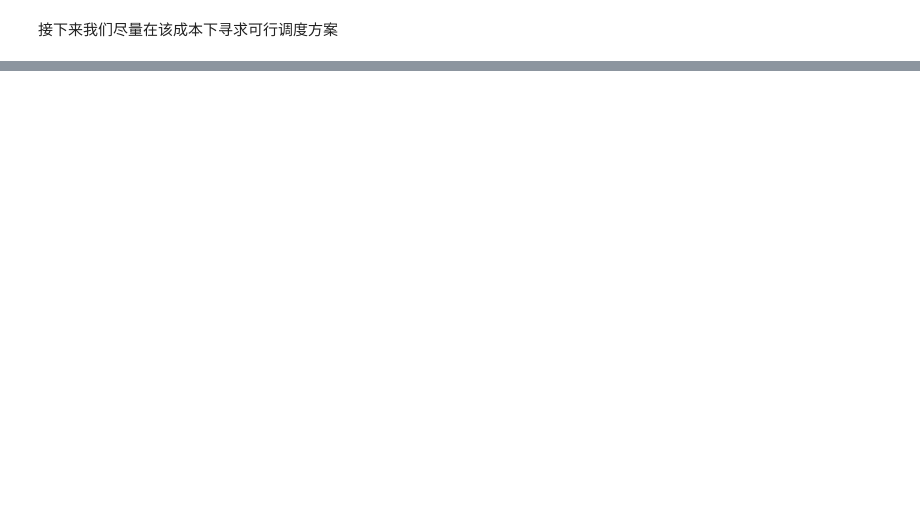
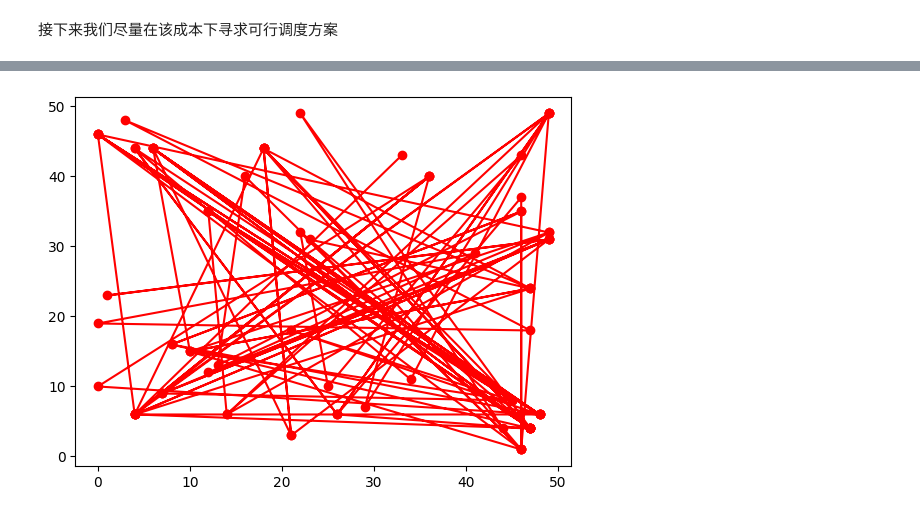
Before and after one commit to DnullP/Bike-Sharing-Schedualing, a Jupyter notebook: run_enc.ipynb, the cells around one changed output, grey strips where cells are left out. Saved outputs shown, nothing was run; the diff lists cells and outputs as text; code cells hidden in the pictures; blank space fills up the shorter version.

```diff
--- a/run_enc.ipynb
+++ b/run_enc.ipynb
@@ -355,0 +492,99 @@ for i, (start, end) in enumerate(zip(time_heatmap_start, time_heatmap_end)):
+# %%
+# 方案二: 遗传算法
+import numpy as np
+import matplotlib.pyplot as plt
+from sko.GA import GA_TSP
+from scipy import spatial
+from sko.GA import GeneticAlgorithmBase
+
+def distance(x_1, y_1, x_2, y_2):
+    return np.sqrt((x_1 - x_2) ** 2 + (y_1 - y_2) ** 2)
+
+def encode_point(x, y):
+    return y * 50 + x
+
+def decode_point(point):
+    return (point % 50, point // 50)
+
+def cal_routine_distance(routine):
+    num_points, = routine.shape
+    x_points = [decode_point(i)[0] for i in routine]
+    y_points = [decode_point(i)[1] for i in routine]
+    sum_distance = 0
+    for i, (x, y) in enumerate(zip(x_points, y_points)):
+        if i == 0:
+            continue
+        x_s, y_s = x_points[i-1], y_points[i-1]
+        sum_distance += distance(x_s, y_s, x, y)
+    return sum_distance
+
+def cal_bike_used_rate(routine):
+    num_points, = routine.shape
+    graph_temp = store_graph.copy()
+    sum_bike_on_routine = 0
+    x_points = [decode_point(i)[0] for i in routine]
+    y_points = [decode_point(i)[1] for i in routine]
+    for i, (x, y) in enumerate(zip(x_points, y_points)):
+        if i == 0:
+            continue
+        x_s, y_s = x_points[i-1], y_points[i-1]
+        sum_bike_on_routine += graph_temp[y_s, x_s]
+        graph_temp[y_s, x_s] = 0
+    for i, (x, y) in enumerate(zip(x_points, y_points)):
+        if i == 0:
+            continue
+        graph_temp[y, x] = sum_bike_on_routine//num_points
+    sum_bike_on_graph = np.sum(graph_temp > 0)
+    used_bike_on_graph = np.minimum(graph_temp, need_graph)
+    sum_import_bike = np.sum(-graph_temp[graph_temp < 0])
+    graph_temp[graph_temp < 0] = 0
+    return sum_import_bike - cal_routine_distance(routine)
+
+def change_the_store(routine, store_graph, need_graph):
+    num_points, = routine.shape
+    sum_bike_on_graph = np.sum(store_graph)
+    routine_bike_sum = 0
+    for i in range(num_points):
+        x, y = decode_point(routine[i])
+        routine_bike_sum += store_graph[y, x]
+        store_graph[y, x] = 0
+    for i in range(num_points):
+        x, y = decode_point(routine[i])
+        store_graph[y, x] += routine_bike_sum/num_points
+
+    import_bike = np.sum(-store_graph[store_graph < 0])
+
+
+    used_bike_on_graph = np.sum(np.minimum(store_graph, need_graph))
+    store_graph[store_graph < 0] = 0
+
+    return store_graph, import_bike, used_bike_on_graph, sum_bike_on_graph
+
+# 每个时刻的需求量
+time_heatmap_start = np.loadtxt('time_heatmap_12.csv', delimiter=',').reshape((-1, 50, 50))
+time_heatmap_end = np.loadtxt('time_heatmap_12_end.csv', delimiter=',').reshape((-1, 50, 50))
+
+store_graph = np.zeros((50, 50))
+used_rate_list = []
+bike_amount = 0
+for i,(need_graph, move_graph) in enumerate(zip(time_heatmap_start, time_heatmap_end)):
+    ga_tsp = PathTSP(func=cal_bike_used_rate, n_dim=200, size_pop=100, max_iter=2000, prob_mut=1, rand_range=2500)
+    if i == 0:
+        continue
+    best_points, best_bike_num = ga_tsp.run()
+    store_graph, import_bike, used_bike_on_graph, sum_bike_on_graph = change_the_store(best_points, store_graph, need_graph)
+    bike_amount += import_bike
+
+    used_rate_list.append(used_bike_on_graph/(sum_bike_on_graph))
+    print(used_bike_on_graph/sum_bike_on_graph)
+    points_list = [decode_point(i) for i in best_points]
+    #print(points_list)
+    print('第{}个时刻, 有{}辆车'.format(i, (int)(sum_bike_on_graph)))
+    store_graph = store_graph + move_graph - need_graph
+
+    plt.plot([i[0] for i in points_list], [i[1] for i in points_list], 'o-r')
+    plt.show()
+
+plt.plot(used_rate_list[2:])
+plt.show()
+# %% [output]
@@ -355,0 +595 @@ for i, (start, end) in enumerate(zip(time_heatmap_start, time_heatmap_end)):
+[figure, added]
```
Also changed, not shown: parts of 9 cells of this notebook, 2 other files.
